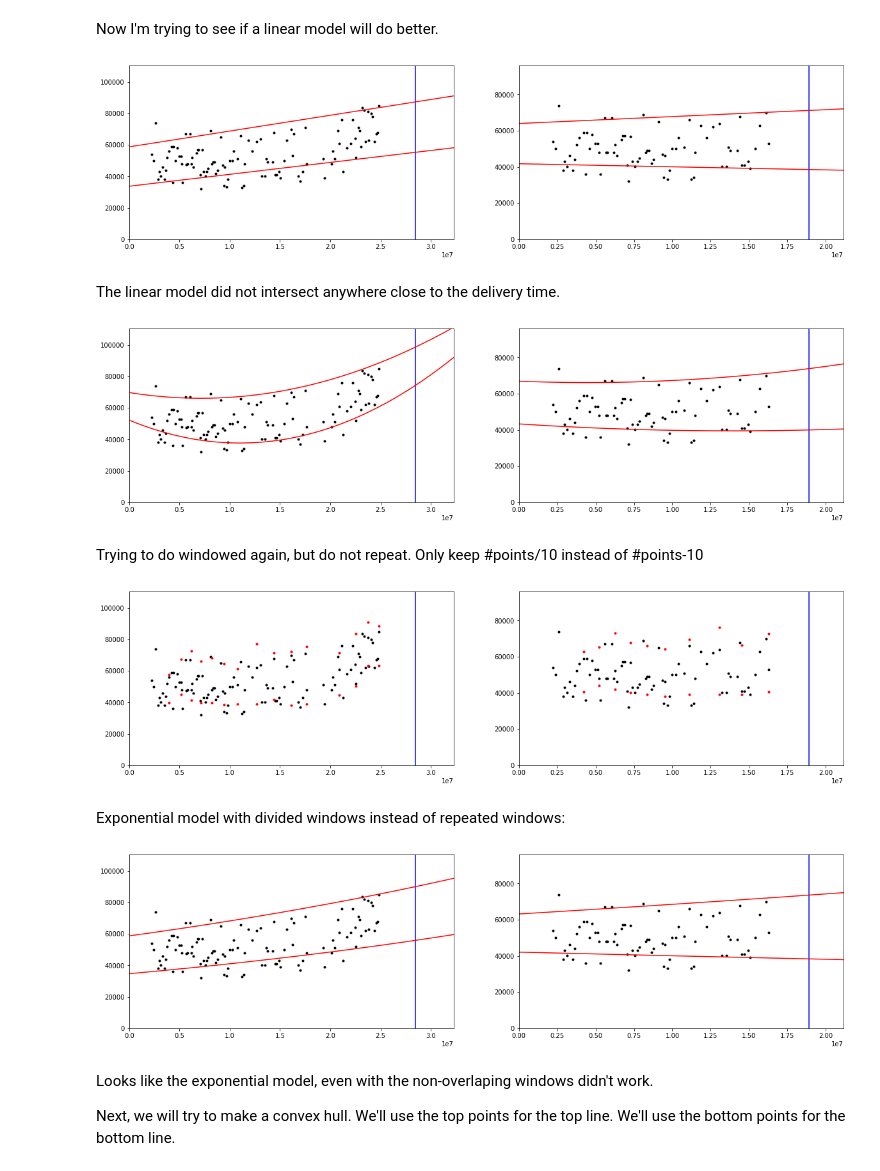
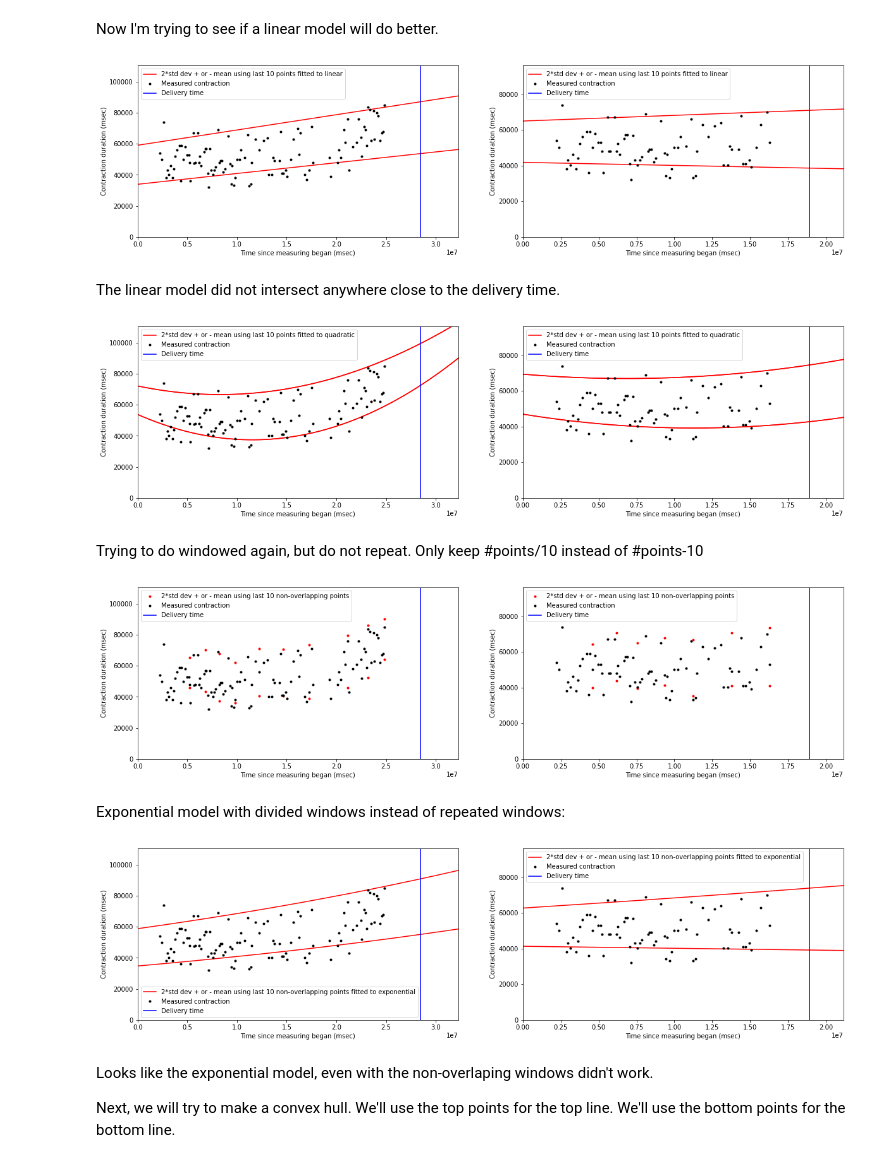
Before and after one commit to josephmate/PredictBabyDelivery, a Jupyter notebook: analysis.ipynb, the cells around one changed output. Drawn from its saved outputs; the diff is of its cells as text; code cells hidden in the pictures.

```diff
--- a/analysis.ipynb
+++ b/analysis.ipynb
@@ -4,7 +4,7 @@ import matplotlib.pyplot as plt
 import numpy as np
 
 
-WINDOW_SIZE = 7
+WINDOW_SIZE = 10
 NUM_SIGMAS = 2
 SUB_PLOT_ROWS = 1
 SUB_PLOT_COLS = 2
@@ -101,9 +104,10 @@ for i in range(0, len(datasets)):
   mean_lower_datasets.append(mean_lower)
   windowed_time_msec_datasets.append(windowed_time_msec)
 
-plot_datasets()
 for i in range(0, len(datasets)):
   plt.subplot(SUB_PLOT_ROWS, SUB_PLOT_COLS, i+1)
-  plt.plot(windowed_time_msec_datasets[i], mean_upper_datasets[i], '.', color='red')
+  label_str = str(NUM_SIGMAS) + "*std dev + or - mean using last " + str(WINDOW_SIZE) + " points"
+  plt.plot(windowed_time_msec_datasets[i], mean_upper_datasets[i], '.', color='red', label=label_str)
   plt.plot(windowed_time_msec_datasets[i], mean_lower_datasets[i], '.', color='red')
+plot_datasets()
 # %% [output]
@@ -134,7 +143,7 @@ for i in range(0, len(datasets)):
 # %% [markdown]
 The exponential model didn't intersect in Steve Mould's video.
 # %%
-def plot_quadratic_exponential(xs, ys):
+def plot_quadratic_exponential(xs, ys, label=None):
   log_ys = np.log(ys)
   curve_fit_ys = np.polyfit(xs, log_ys, 2)
   projected_xs = []
@@ -142,11 +151,15 @@ def plot_quadratic_exponential(xs, ys):
     projected_xs.append(j)
   projected_xs = np.array(projected_xs)
   projected_ys = np.exp(curve_fit_ys[2]) * np.exp(curve_fit_ys[1]*projected_xs) * np.exp(curve_fit_ys[0]*projected_xs*projected_xs)
-  plt.plot(projected_xs, projected_ys, '-', color='red')
+  if label == None:
+    plt.plot(projected_xs, projected_ys, '-', color='red')
+  else:
+    plt.plot(projected_xs, projected_ys, '-', color='red', label=label_str)
 
-plot_datasets()
 for i in range(0, len(datasets)):
   plt.subplot(SUB_PLOT_ROWS, SUB_PLOT_COLS, i+1)
-  plot_quadratic_exponential(windowed_time_msec_datasets[i], mean_upper_datasets[i])
+  label_str = str(NUM_SIGMAS) + "*std dev + or - mean using last " + str(WINDOW_SIZE) + " points fitted to quadtratic exponential"
+  plot_quadratic_exponential(windowed_time_msec_datasets[i], mean_upper_datasets[i], label=label_str)
   plot_quadratic_exponential(windowed_time_msec_datasets[i], mean_lower_datasets[i])
+plot_datasets()
 # %% [output]
@@ -155,41 +168,50 @@ for i in range(0, len(datasets)):
 
 Now I'm trying to see if a linear model will do better.
 # %%
-def plot_linear(xs, ys):
+def plot_linear(xs, ys, label=None):
   curve_fit_ys = np.polyfit(xs, ys, 1)
   projected_xs = []
   for j in range(0, int(max(xs)*2), 1000):
     projected_xs.append(j)
   projected_xs = np.array(projected_xs)
   projected_ys = curve_fit_ys[1] + curve_fit_ys[0]*projected_xs
-  plt.plot(projected_xs, projected_ys, '-', color='red')
+  if label == None:
+    plt.plot(projected_xs, projected_ys, '-', color='red')
+  else:
+    plt.plot(projected_xs, projected_ys, '-', color='red', label=label_str)
 
-plot_datasets()
 for i in range(0, len(datasets)):
   plt.subplot(SUB_PLOT_ROWS, SUB_PLOT_COLS, i+1)
-  plot_linear(windowed_time_msec_datasets[i], mean_upper_datasets[i])
+  label_str = str(NUM_SIGMAS) + "*std dev + or - mean using last " + str(WINDOW_SIZE) + " points fitted to linear"
+  plot_linear(windowed_time_msec_datasets[i], mean_upper_datasets[i], label=label_str)
   plot_linear(windowed_time_msec_datasets[i], mean_lower_datasets[i])
+plot_datasets()
 # %% [output]
-[figure, old version]
+[figure, new version]
 # %% [markdown]
 The linear model did not intersect anywhere close to the delivery time.
 # %%
-def plot_quadratic(xs, ys):
+def plot_quadratic(xs, ys, label=None):
   curve_fit_ys = np.polyfit(xs, ys, 2)
   projected_xs = []
   for j in range(0, int(max(xs)*2), 1000):
     projected_xs.append(j)
   projected_xs = np.array(projected_xs)
   projected_ys = curve_fit_ys[2] + curve_fit_ys[1]*projected_xs + curve_fit_ys[0]*projected_xs*projected_xs
   plt.plot(projected_xs, projected_ys, '-', color='red')
+  if label == None:
+    plt.plot(projected_xs, projected_ys, '-', color='red')
+  else:
+    plt.plot(projected_xs, projected_ys, '-', color='red', label=label_str)
 
-plot_datasets()
 for i in range(0, len(datasets)):
   plt.subplot(SUB_PLOT_ROWS, SUB_PLOT_COLS, i+1)
-  plot_quadratic(windowed_time_msec_datasets[i], mean_upper_datasets[i])
+  label_str = str(NUM_SIGMAS) + "*std dev + or - mean using last " + str(WINDOW_SIZE) + " points fitted to quadratic"
+  plot_quadratic(windowed_time_msec_datasets[i], mean_upper_datasets[i], label=label_str)
   plot_quadratic(windowed_time_msec_datasets[i], mean_lower_datasets[i])
+plot_datasets()
 # %% [output]
-[figure, old version]
+[figure, new version]
 # %% [markdown]
 
 
@@ -220,24 +242,24 @@ for i in range(0, len(datasets)):
 
 for i in range(0, len(datasets)):
   plt.subplot(SUB_PLOT_ROWS, SUB_PLOT_COLS, i+1)
-  plt.xlim([0, x_bound_datasets[i]])
-  plt.ylim([0, y_bound_datasets[i]])
-  plt.plot(time_msec_datasets[i], contraction_length_msec_datasets[i], '.', color='black')
-  plt.plot(delivery_line_x_datasets[i], delivery_line_y_datasets[i], '-', color='blue')
-  plt.plot(divided_windowed_time_msec_datasets[i], divided_window_mean_upper_datasets[i], '.', color='red')
+  label_str = str(NUM_SIGMAS) + "*std dev + or - mean using last " + str(WINDOW_SIZE) + " non-overlapping points"
+  plt.plot(divided_windowed_time_msec_datasets[i], divided_window_mean_upper_datasets[i], '.', color='red', label=label_str)
   plt.plot(divided_windowed_time_msec_datasets[i], divided_window_mean_lower_datasets[i], '.', color='red')
+plot_datasets()
 # %% [output]
-[figure, old version]
+[figure, new version]
 # %% [markdown]
 Exponential model with divided windows instead of repeated windows:
 # %%
-plot_datasets()
+
 for i in range(0, len(datasets)):
   plt.subplot(SUB_PLOT_ROWS, SUB_PLOT_COLS, i+1)
-  plot_exponential(divided_windowed_time_msec_datasets[i], divided_window_mean_upper_datasets[i])
+  label_str = str(NUM_SIGMAS) + "*std dev + or - mean using last " + str(WINDOW_SIZE) + " non-overlapping points fitted to exponential"
+  plot_exponential(divided_windowed_time_msec_datasets[i], divided_window_mean_upper_datasets[i], label=label_str)
   plot_exponential(divided_windowed_time_msec_datasets[i], divided_window_mean_lower_datasets[i])
+plot_datasets()
 # %% [output]
-[figure, old version]
+[figure, new version]
 # %% [markdown]
 Looks like the exponential model, even with the non-overlaping windows didn't work.
 
```
Also changed, not shown: parts of 10 cells of this notebook.
